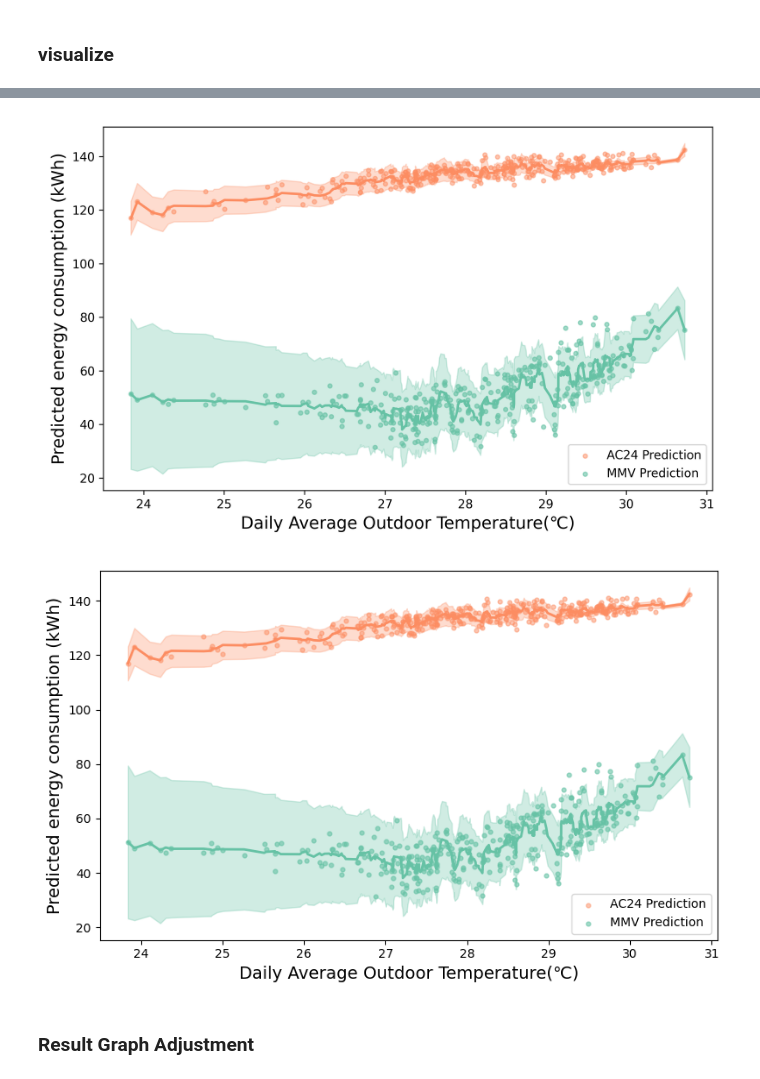
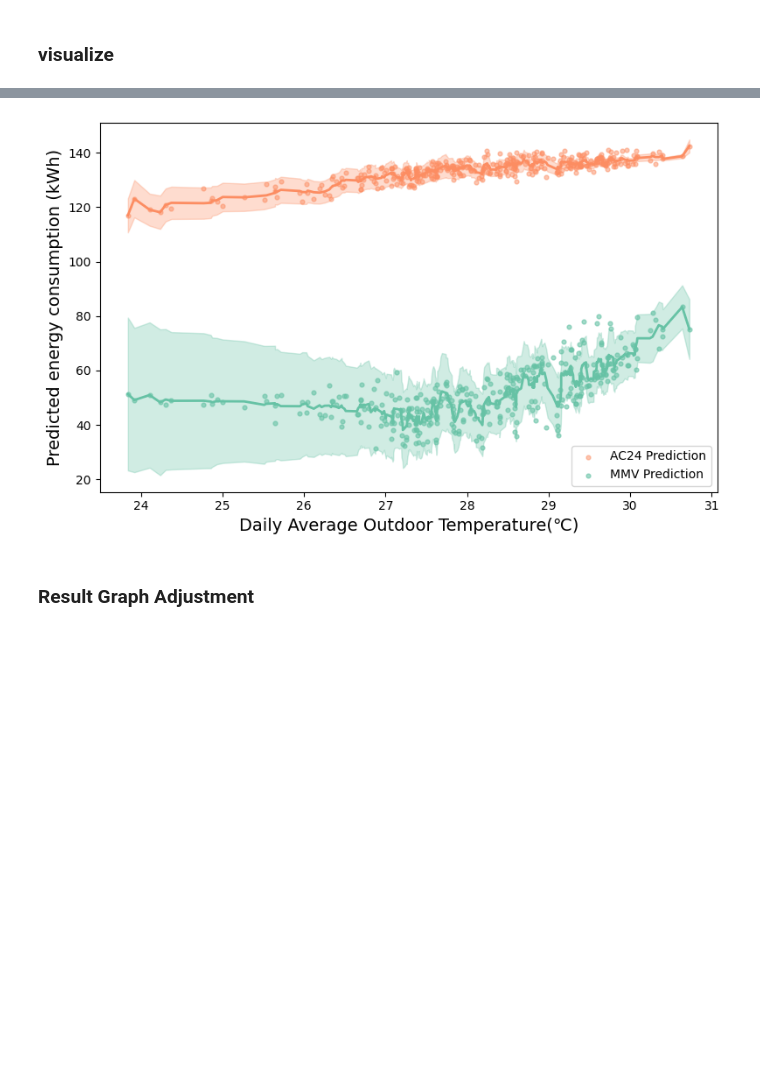
Before and after one commit to ideas-lab-nus/2024-bca-mmv, a Jupyter notebook: code/energy_data.ipynb, the cells around one changed output, grey strips where cells are left out. Drawn from its saved outputs; the diff is of its cells as text; code cells hidden in the pictures; blank space fills up the shorter version.

```diff
--- a/code/energy_data.ipynb
+++ b/code/energy_data.ipynb
@@ -71,8 +28,8 @@ def cwc(Y, predX_mean, predX_var, scaler, mu = 0.5, eta = 50):
     cwc = nmpiw + gamma*np.exp(-eta * (picp-mu))
     return cwc, picp, nmpiw, RMSE, CV
 # %%
-data = pd.read_csv('combined_dt.csv',index_col=0,parse_dates=True)
-d = pd.read_csv('bind_lst_till0821_2.csv')
+data = pd.read_csv('../data/energy/energy_meter.csv',index_col=0,parse_dates=True)
+d = pd.read_csv('../data/energy/bind_lst_till0821_2.csv')
 # d['Temp_median'] = data.groupby(by='date')['P53 OutdoorTempAve'].median().to_numpy()
 d['Temp_std'] = data.groupby(by='date')['P53 OutdoorTempAve'].std().to_numpy()
 
@@ -539,39 +382,34 @@ ac_LB_smooth.fillna(amy23_daily_sorted['ac_LB'], inplace=True)
 
 # Plot the predictions for AC24 and MMV with smoothed confidence intervals
 fig, ax = plt.subplots(1, 1, figsize=(8, 5))
 
 # Choose colors for AC24 and MMV from Set2 palette
 Colorac = Set2_dict['orange']  # You can change this to another color like 'green', 'purple', etc.
 Colormmv = Set2_dict['green']  # Similarly, you can change this to 'pink', 'gray', etc.
 
 # Plot the confidence intervals (no labels for these regions)
 ax.fill_between(amy23_daily_sorted['P53 OutdoorTempAve'], ac_LB_smooth, ac_UB_smooth, color=Colorac, alpha=0.3)
 ax.fill_between(amy23_daily_sorted['P53 OutdoorTempAve'], mmv_LB_smooth, mmv_UB_smooth, color=Colormmv, alpha=0.3)
 
 # Scatter plot for AC24 and MMV predictions with labels for legend
 ax.scatter(amy23_daily_sorted['P53 OutdoorTempAve'], amy23_daily_sorted['pred_AC'], c=Colorac, label='AC24 Prediction', alpha=0.5, s=12)
 ax.scatter(amy23_daily_sorted['P53 OutdoorTempAve'], amy23_daily_sorted['pred_MMV'], c=Colormmv, label='MMV Prediction', alpha=0.6, s=12)
 
 # Plot the smoothed regression curves with thicker lines
 ax.plot(amy23_daily_sorted['P53 OutdoorTempAve'], ac_mean_smooth, color=Colorac, linewidth=2)  # Line thickness increased
 ax.plot(amy23_daily_sorted['P53 OutdoorTempAve'], mmv_mean_smooth, color=Colormmv, linewidth=2)  # Line thickness increased
 
 # Add labels and move the legend outside the plot
 ax.set_xlabel('Daily Average Outdoor Temperature(℃)',fontsize=14)
 ax.set_ylabel('Predicted energy consumption (kWh)',fontsize=14)
 ax.legend(loc='center left', bbox_to_anchor=(1, 0.5))  # Legend placed outside the plot
 
 # Position the legend in the lower right
 ax.legend(loc='lower right')  # Legend placed in the lower right of the plot
 
 plt.tight_layout()
-plt.savefig('plot_image.png', dpi=300)  # 画像ファイルを保存 (dpi=300で高解像度に)
-
-# Jupyter上で表示する場合も同じファイルを表示
-from IPython.display import Image
-Image(filename='plot_image.png')
+#plt.savefig('plot_image.png', dpi=300)
 # %% [output]
-[figure, old version]
+[figure, new version]
-[figure, removed]
 # %% [markdown]
 ### Result Graph Adjustment
```
Also changed, not shown: parts of 14 cells of this notebook, 4 other files.
